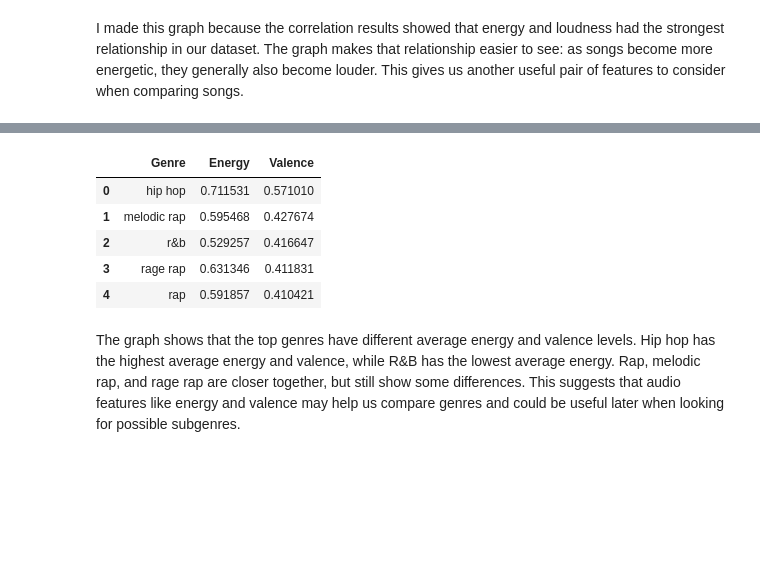
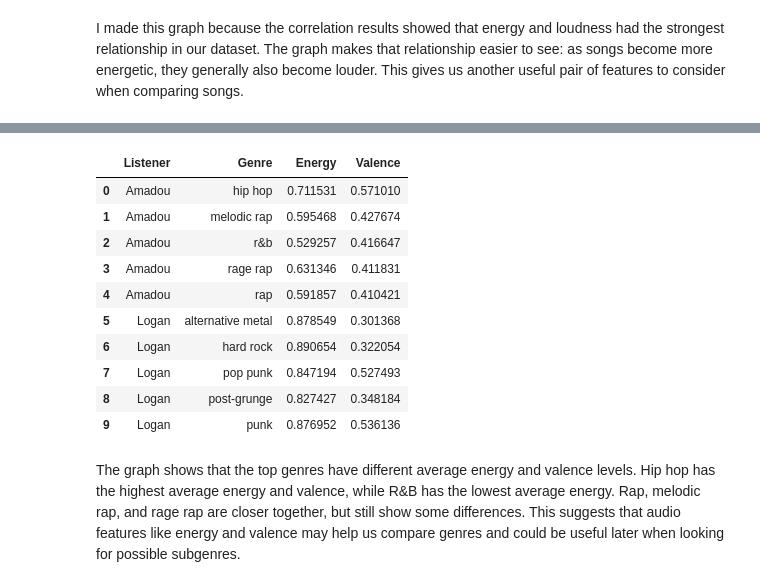
Before and after one commit to atdiallo7/Spotify-Playlist-Data-Analysis, a Jupyter notebook: FINAL.ipynb, the cells around one changed output, grey strips where cells are left out. Saved outputs shown, nothing was run; the diff lists cells and outputs as text; code cells hidden in the pictures; blank space fills up the shorter version.

```diff
--- a/FINAL.ipynb
+++ b/FINAL.ipynb
@@ -172,12 +193,18 @@ fig.show()
 # %% [markdown]
 I made this graph because the correlation results showed that energy and loudness had the strongest relationship in our dataset. The graph makes that relationship easier to see: as songs become more energetic, they generally also become louder. This gives us another useful pair of features to consider when comparing songs.
 # %%
-genre_df = df.dropna(subset=["Genres"]).copy()
+genre_df = data.dropna(subset=["Genres"]).copy()
 
 genre_df["Genre"] = genre_df["Genres"].str.split(",")
 genre_df = genre_df.explode("Genre")
 genre_df["Genre"] = genre_df["Genre"].str.strip()
 
-top_genres = genre_df["Genre"].value_counts().head(5).index
+# Top 5 genres for each listener separately
+top_genres = (
+    genre_df.groupby("Listener")["Genre"]
+    .value_counts()
+    .groupby(level=0)
+    .head(5)
+)
 top_genres
 # %% [output]
@@ -185,19 +223,32 @@ Index(['rap', 'r&b', 'melodic rap', 'rage rap', 'hip hop'], dtype='str', name='G
 # %%
+# Keep only each listener's own top 5 genres
+top_pairs = set(top_genres.index)
+
 genre_summary = (
-    genre_df[genre_df["Genre"].isin(top_genres)]
-    .groupby("Genre")[["Energy", "Valence"]]
+    genre_df[
+        [
+            pair in top_pairs
+            for pair in zip(genre_df["Listener"], genre_df["Genre"])
+        ]
+    ]
+    .groupby(["Listener", "Genre"])[["Energy", "Valence"]]
     .mean()
     .reset_index()
 )
 
 genre_summary
 # %% [output]
-|  | Genre | Energy | Valence |
-| 0 | hip hop | 0.711531 | 0.571010 |
-| 1 | melodic rap | 0.595468 | 0.427674 |
-| 2 | r&b | 0.529257 | 0.416647 |
-| 3 | rage rap | 0.631346 | 0.411831 |
-| 4 | rap | 0.591857 | 0.410421 |
+|  | Listener | Genre | Energy | Valence |
+| 0 | Amadou | hip hop | 0.711531 | 0.571010 |
+| 1 | Amadou | melodic rap | 0.595468 | 0.427674 |
+| 2 | Amadou | r&b | 0.529257 | 0.416647 |
+| 3 | Amadou | rage rap | 0.631346 | 0.411831 |
+| 4 | Amadou | rap | 0.591857 | 0.410421 |
+| 5 | Logan | alternative metal | 0.878549 | 0.301368 |
+| 6 | Logan | hard rock | 0.890654 | 0.322054 |
+| 7 | Logan | pop punk | 0.847194 | 0.527493 |
+| 8 | Logan | post-grunge | 0.827427 | 0.348184 |
+| 9 | Logan | punk | 0.876952 | 0.536136 |
 # %%
 fig = px.bar(
     genre_summary,
```
Also changed, not shown: parts of 13 cells of this notebook.
